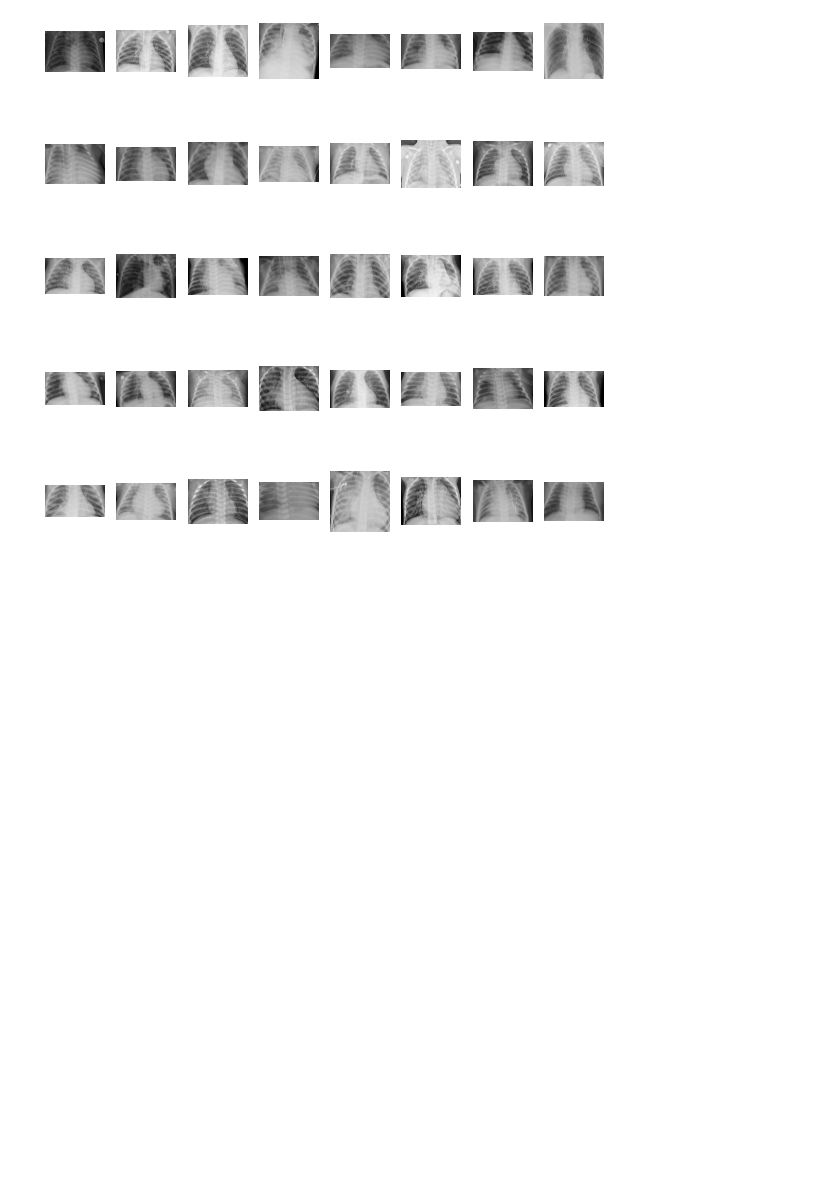
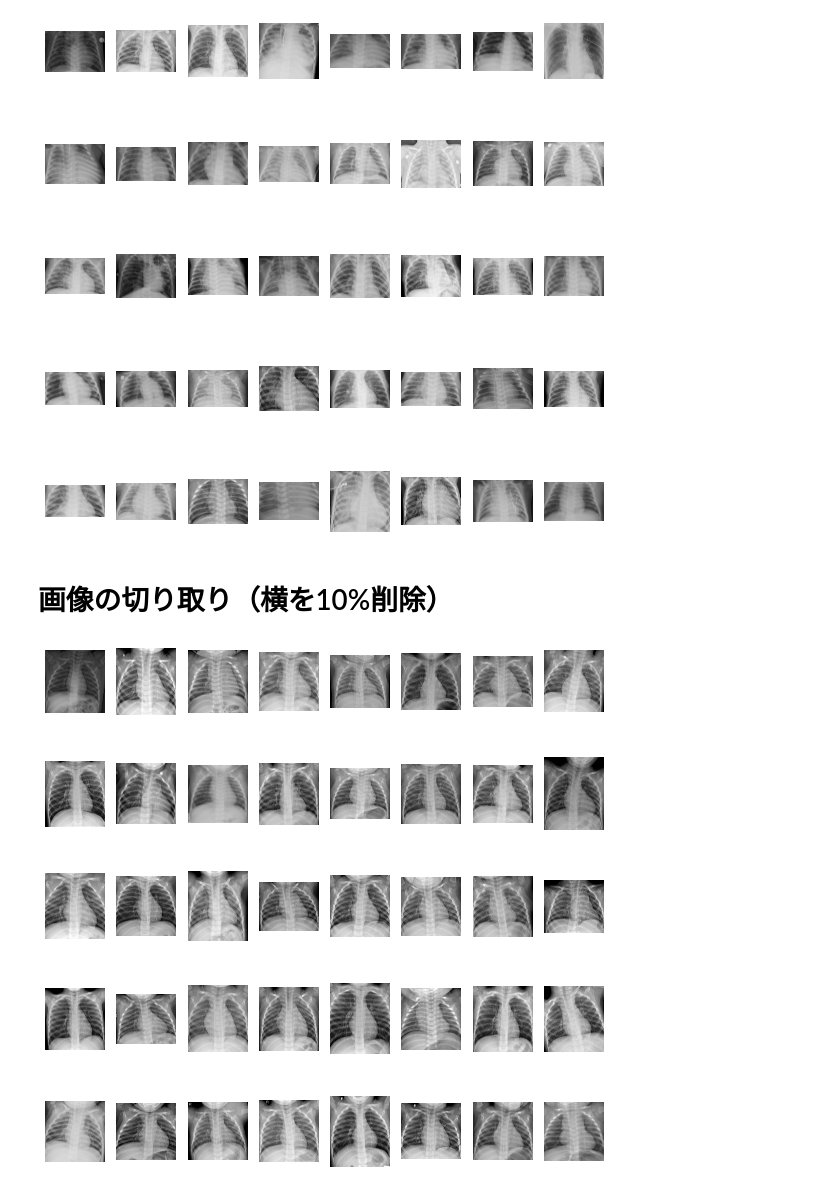
Before and after one commit to insilicomab/kaggle_chest-Xray, a Jupyter notebook: chest-xray-eda.ipynb, the cells around one changed output. Cells and saved outputs as stored; diff of their text form; code cells hidden in the pictures; blank space fills up the shorter version.

```diff
--- a/chest-xray-eda.ipynb
+++ b/chest-xray-eda.ipynb
@@ -77,3 +77,22 @@ for i in range(40):
     plt.imshow(img_array)
 # %% [output]
 [figure]
+# %% [markdown]
+# 画像の切り取り（横を10%削除）
+# %%
+# Normal画像の表示
+# 画像横を10%切り取り
+plt.figure(figsize=(10, 10))
+for i in range(40):
+    path = normal_list[i]
+    plt.subplot(5, 8, i+1)
+    plt.axis('off')
+    img = Image.open(path).convert('RGB')
+    w, h = img.size
+    w1 = 0.1 * w
+    h1 = 0.1 * h
+    img_crop = img.crop((w1, 0, w-w1, h)) # (left, upper, right, lower)
+    img_array = np.array(img_crop)
+    plt.imshow(img_array)
+# %% [output]
+[figure, added]
```
Also changed, not shown: parts of 2 cells of this notebook.
